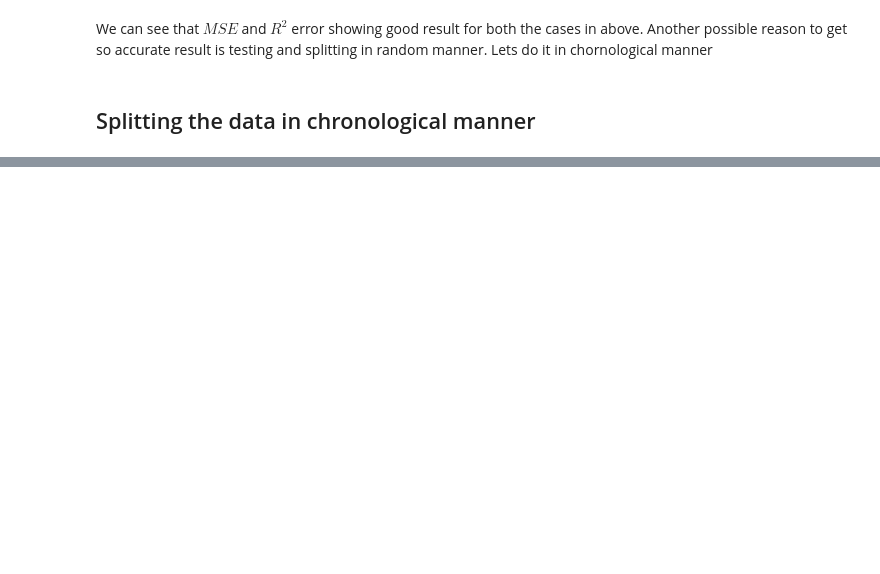
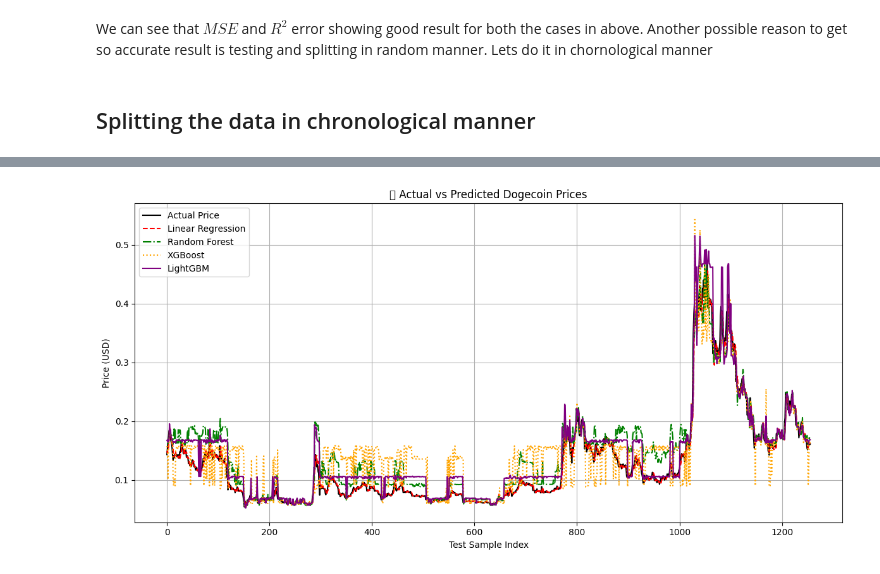
Before and after one commit to zamanmiraz/predict-crypto, a Jupyter notebook: predict_OHLCVM.ipynb, the cells around one changed output, grey strips where cells are left out. Saved outputs shown, nothing was run; the diff lists cells and outputs as text; code cells hidden in the pictures; blank space fills up the shorter version.

Commit message:
Add xgboost, lightgbm model

```diff
--- a/predict_OHLCVM.ipynb
+++ b/predict_OHLCVM.ipynb
@@ -216,0 +103,89 @@ plt.show()
+# %%
+import pandas as pd
+import numpy as np
+import matplotlib.pyplot as plt
+from sklearn.linear_model import LinearRegression
+from sklearn.ensemble import RandomForestRegressor
+from xgboost import XGBRegressor
+from lightgbm import LGBMRegressor
+from sklearn.metrics import mean_squared_error, r2_score
+
+# --- Step 1: Load & Sort Data ---
+df = pd.read_csv('Dataset/doge_dataset_day_ohlcvm.csv', parse_dates=['date'])
+df = df.sort_values('date')
+df.dropna(inplace=True)
+
+# --- Step 2: Create Lag Features ---
+df['market_cap_lag1'] = df['market_cap'].shift(1)
+df['volume_lag1'] = df['volume'].shift(1)
+df['volume_DOGE_lag1'] = df['volume_DOGE'].shift(1)
+df['open_lag1'] = df['open'].shift(1)
+df['high_lag1'] = df['high'].shift(1)
+df['low_lag1'] = df['low'].shift(1)
+df.dropna(inplace=True)
+
+# --- Step 3: Define Features and Target ---
+features = ['market_cap_lag1', 'volume_lag1', 'volume_DOGE_lag1',
+            'open_lag1', 'high_lag1', 'low_lag1']
+target = 'close'
+
+X = df[features]
+y = df[target]
+
+# Chronological Train-Test Split (70/30)
+train_size = int(len(df) * 0.7)
+X_train, X_test = X.iloc[:train_size], X.iloc[train_size:]
+y_train, y_test = y.iloc[:train_size], y.iloc[train_size:]
+
+# --- Step 4: Train Models ---
+
+# Linear Regression
+lr_model = LinearRegression()
+lr_model.fit(X_train, y_train)
+y_pred_linear = lr_model.predict(X_test)
+
+# Random Forest
+rf_model = RandomForestRegressor(n_estimators=100, random_state=42)
+rf_model.fit(X_train, y_train)
+y_pred_random = rf_model.predict(X_test)
+
+# XGBoost
+xgb_model = XGBRegressor(n_estimators=100, learning_rate=0.05, random_state=42)
+xgb_model.fit(X_train, y_train)
+y_pred_xgb = xgb_model.predict(X_test)
+
+# LightGBM
+lgb_model = LGBMRegressor(n_estimators=100, learning_rate=0.05, random_state=42)
+lgb_model.fit(X_train, y_train)
+y_pred_lgb = lgb_model.predict(X_test)
+
+# --- Step 5: Evaluation ---
+models = {
+    "Linear Regression": y_pred_linear,
+    "Random Forest": y_pred_random,
+    "XGBoost": y_pred_xgb,
+    "LightGBM": y_pred_lgb
+}
+
+for name, preds in models.items():
+    mse = mean_squared_error(y_test, preds)
+    r2 = r2_score(y_test, preds)
+    print(f"{name} - MSE: {mse:.6f}, R²: {r2:.4f}")
+
+# --- Step 6: Plotting ---
+plt.figure(figsize=(12, 6))
+plt.plot(y_test.values, label='Actual Price', color='black')
+
+plt.plot(y_pred_linear, label='Linear Regression', linestyle='--', color='red')
+plt.plot(y_pred_random, label='Random Forest', linestyle='-.', color='green')
+plt.plot(y_pred_xgb, label='XGBoost', linestyle=':', color='orange')
+plt.plot(y_pred_lgb, label='LightGBM', linestyle='-', color='purple')
+
+plt.title('📈 Actual vs Predicted Dogecoin Prices')
+plt.xlabel('Test Sample Index')
+plt.ylabel('Price (USD)')
+plt.legend()
+plt.grid(True)
+plt.tight_layout()
+plt.show()
+# %% [output]
@@ -216,0 +201 @@ plt.show()
+[figure, added]
```
Also changed, not shown: parts of 14 cells of this notebook, 2 other files.
